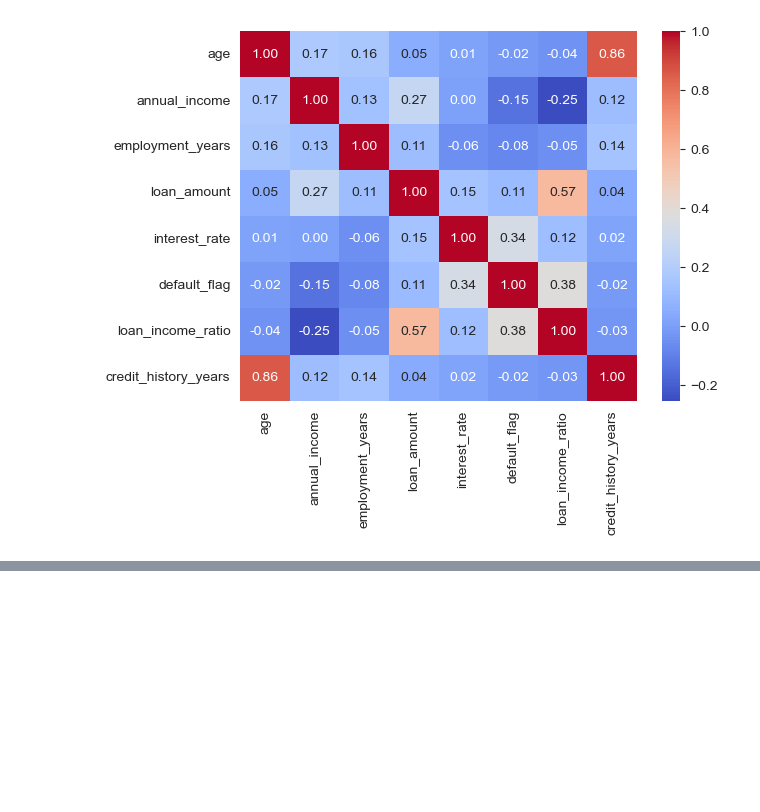
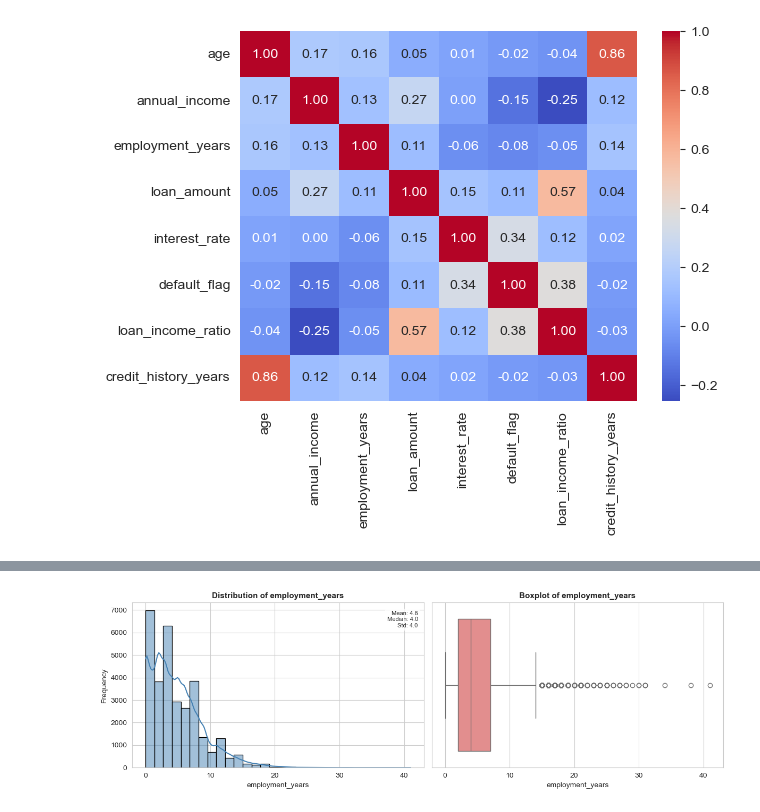
Before and after one commit to manish-singh-deswal/credit-risk-application-scorecard, a Jupyter notebook: 02_notebooks/eda.ipynb, the cells around one changed output, grey strips where cells are left out. Saved outputs shown, nothing was run; the diff lists cells and outputs as text; code cells hidden in the pictures; blank space fills up the shorter version.

```diff
--- a/02_notebooks/eda.ipynb
+++ b/02_notebooks/eda.ipynb
@@ -363,0 +399,8 @@ plt.show()
+# %%
+# drop operation
+df.drop(df[df['employment_years'] > 100].index,inplace = True)
+# %%
+# after
+univariate_numerical_plot(df,'employment_years')
+# %% [output]
+[figure, added]
```
Also changed, not shown: parts of 7 cells of this notebook.
